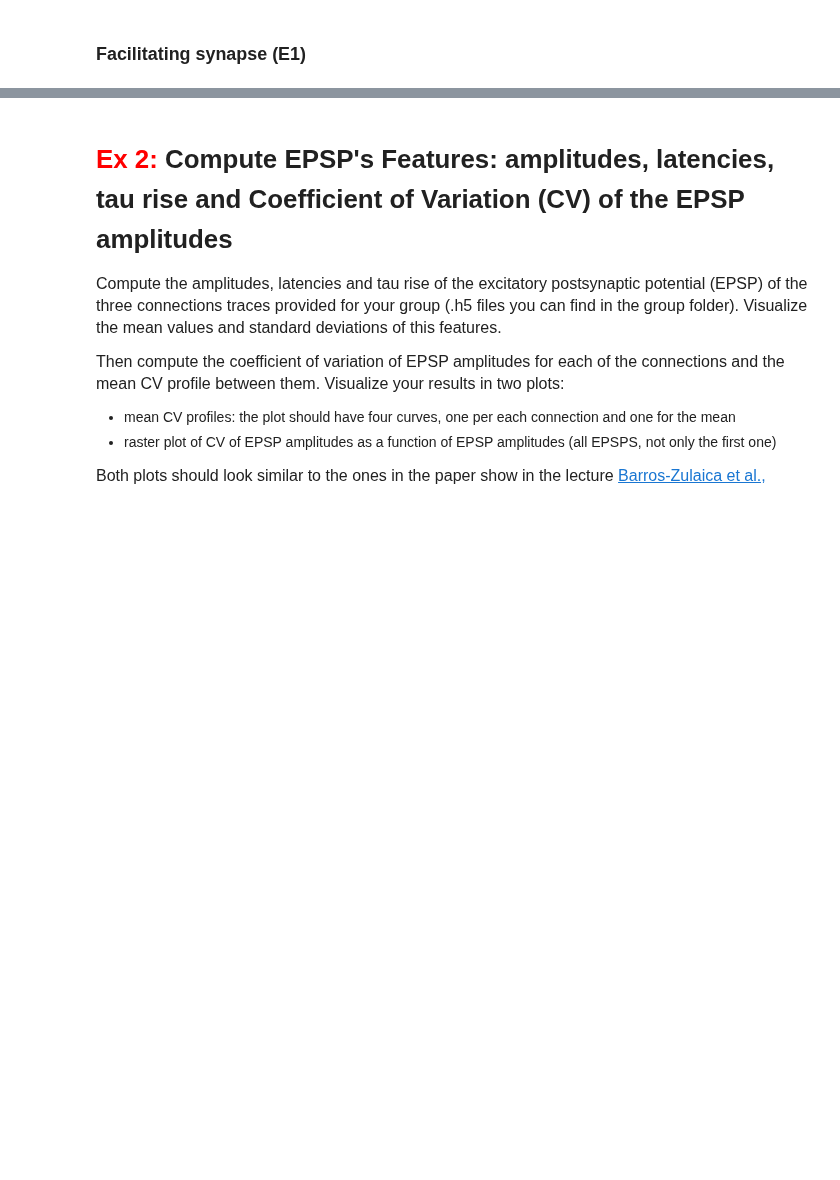
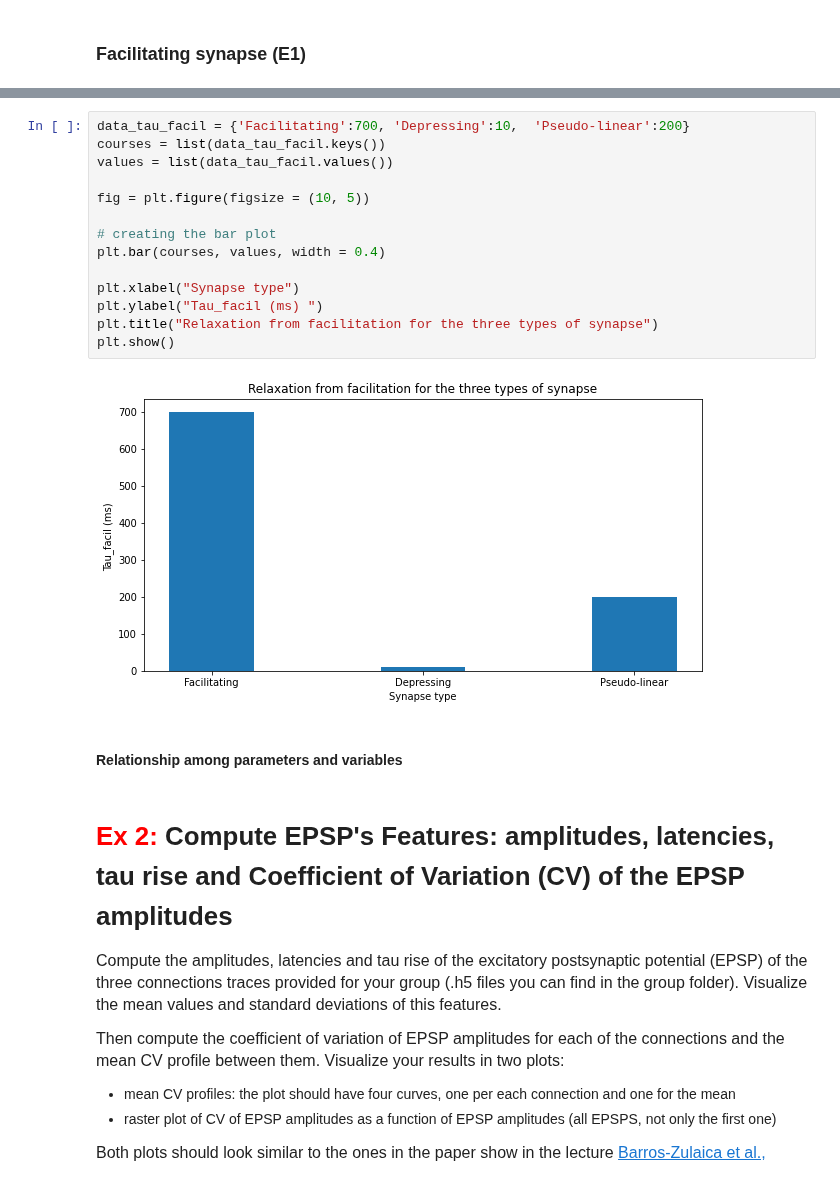
Before and after one commit to AlbrechtAlice/In-Silico-Neuroscience, a Jupyter notebook: Week8_HomeWork.ipynb, the cells around one changed output, grey strips where cells are left out. Drawn from its saved outputs; the diff is of its cells as text; blank space fills up the shorter version.

```diff
--- a/Week8_HomeWork.ipynb
+++ b/Week8_HomeWork.ipynb
@@ -123,3 +162,21 @@ plt.legend()
+# %%
+data_tau_facil = {'Facilitating':700, 'Depressing':10,  'Pseudo-linear':200}
+courses = list(data_tau_facil.keys())
+values = list(data_tau_facil.values())
+
+fig = plt.figure(figsize = (10, 5))
+
+# creating the bar plot
+plt.bar(courses, values, width = 0.4)
+
+plt.xlabel("Synapse type")
+plt.ylabel("Tau_facil (ms) ")
+plt.title("Relaxation from facilitation for the three types of synapse")
+plt.show()
+# %% [output]
+[figure, added]
+# %% [markdown]
+#### Relationship among parameters and variables
 # %% [markdown]
 # <font color= 'red'>Ex 2:</font>  Compute EPSP's Features: amplitudes, latencies, tau rise and Coefficient of Variation (CV) of the EPSP amplitudes
 
```
Also changed, not shown: parts of 9 cells of this notebook.
